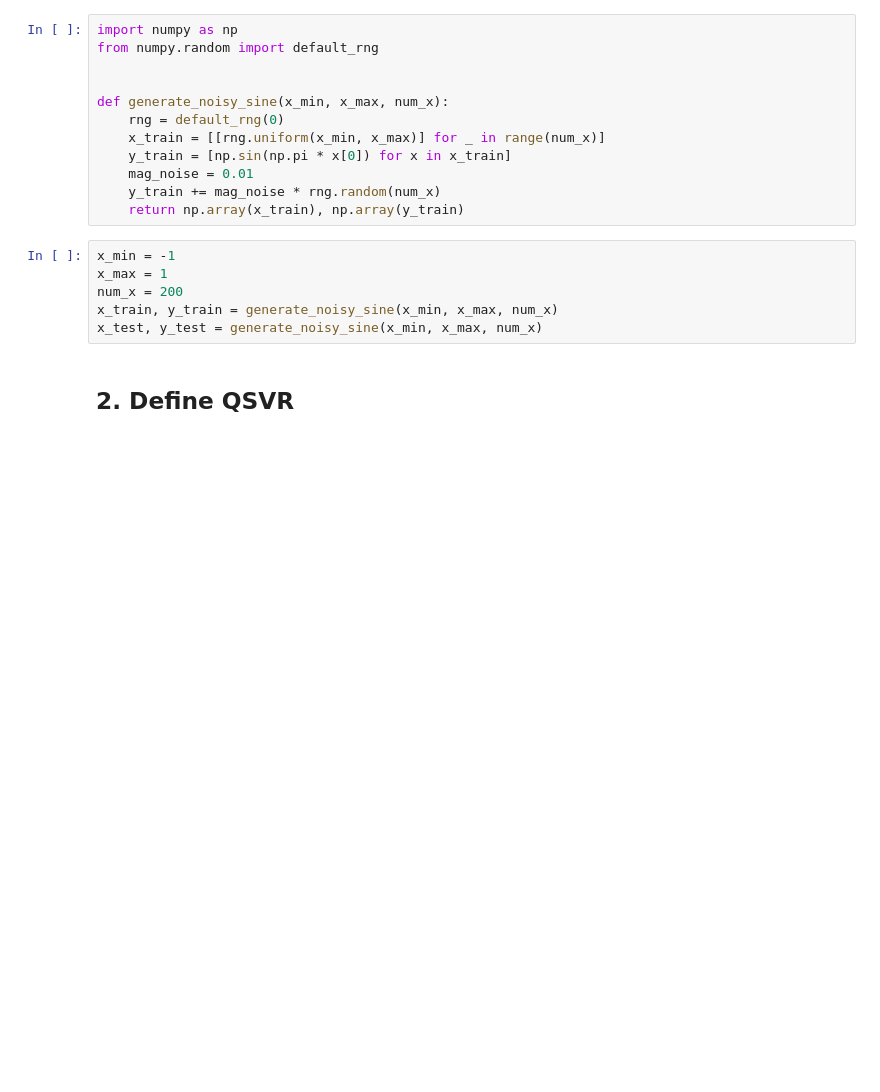
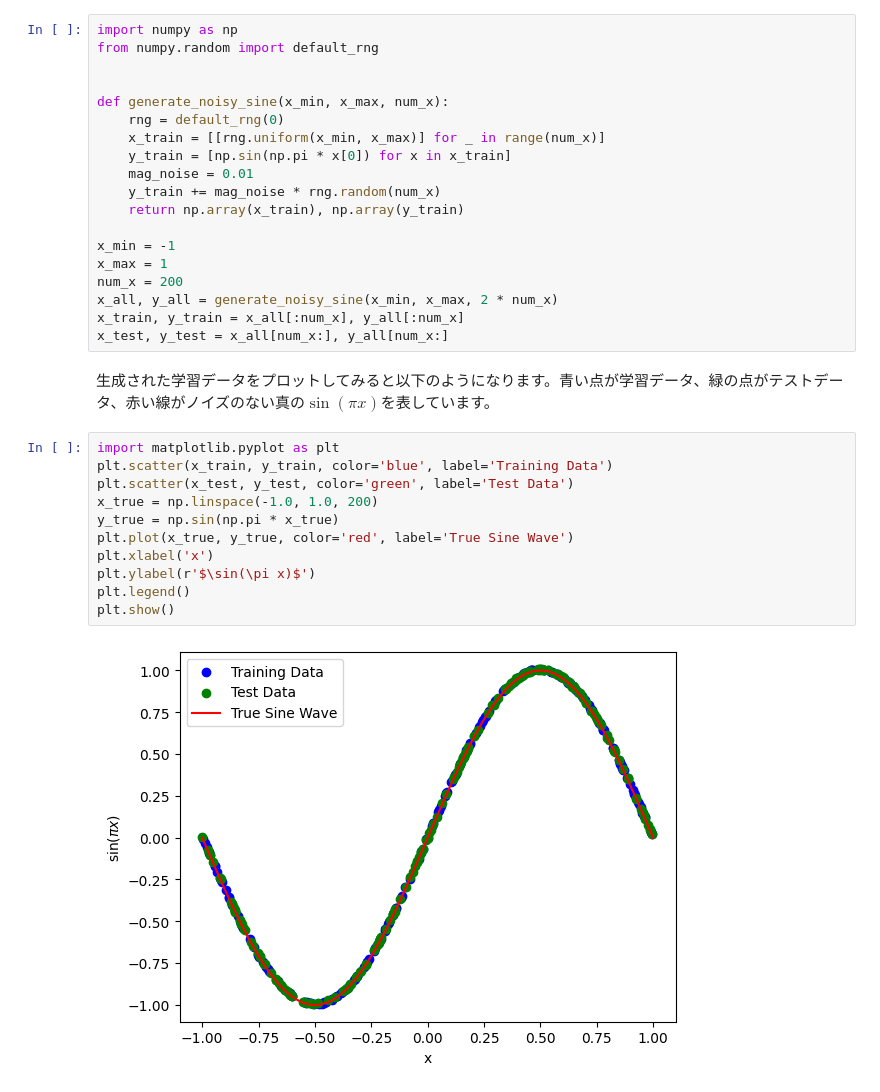
Before and after one commit to Qulacs-Osaka/scikit-quri, a Jupyter notebook: samples/sample_qsvr.ipynb, the cells around one changed output. Cells and saved outputs as stored; diff of their text form; blank space fills up the shorter version.

```diff
--- a/samples/sample_qsvr.ipynb
+++ b/samples/sample_qsvr.ipynb
@@ -14,11 +32,25 @@ def generate_noisy_sine(x_min, x_max, num_x):
     mag_noise = 0.01
     y_train += mag_noise * rng.random(num_x)
     return np.array(x_train), np.array(y_train)
+
+x_min = -1
+x_max = 1
+num_x = 200
+x_all, y_all = generate_noisy_sine(x_min, x_max, 2 * num_x)
+x_train, y_train = x_all[:num_x], y_all[:num_x]
+x_test, y_test = x_all[num_x:], y_all[num_x:]
-# %%
-x_min = -1
-x_max = 1
-num_x = 200
-x_train, y_train = generate_noisy_sine(x_min, x_max, num_x)
-x_test, y_test = generate_noisy_sine(x_min, x_max, num_x)
-# %% [markdown]
-## 2. Define QSVR
+# %% [markdown]
+生成された学習データをプロットしてみると以下のようになります。青い点が学習データ、緑の点がテストデータ、赤い線がノイズのない真の$\sin(\pi x)$を表しています。
+# %%
+import matplotlib.pyplot as plt
+plt.scatter(x_train, y_train, color='blue', label='Training Data')
+plt.scatter(x_test, y_test, color='green', label='Test Data')
+x_true = np.linspace(-1.0, 1.0, 200)
+y_true = np.sin(np.pi * x_true)
+plt.plot(x_true, y_true, color='red', label='True Sine Wave')
+plt.xlabel('x')
+plt.ylabel(r'$\sin(\pi x)$')
+plt.legend()
+plt.show()
+# %% [output]
+[figure, added]
```
Also changed, not shown: parts of 15 cells of this notebook, 5 other files.
